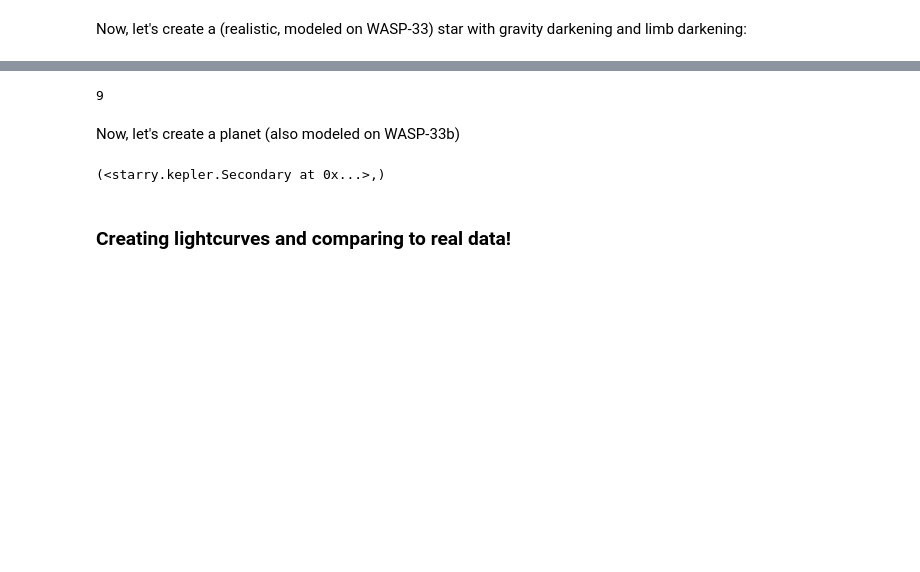
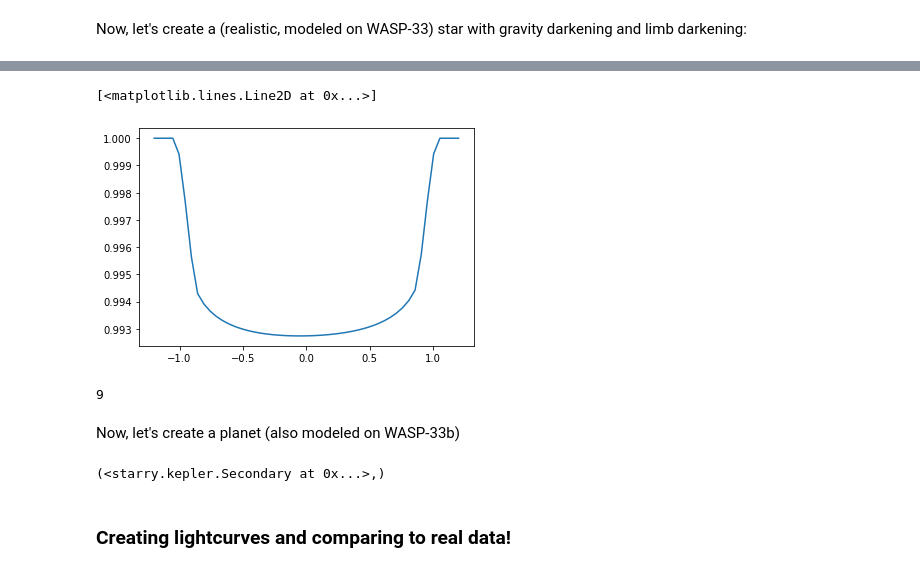
Before and after one commit to shashankdholakia/gravity-dark, a Jupyter notebook: Gravity darkening Model Tests.ipynb, the cells around one changed output, grey strips where cells are left out. Drawn from its saved outputs; the diff is of its cells as text; code cells hidden in the pictures; blank space fills up the shorter version.

```diff
--- a/Gravity darkening Model Tests.ipynb
+++ b/Gravity darkening Model Tests.ipynb
@@ -58,10 +82,11 @@ flux_map = utils.flux_oblate(x, y, wav=5.1e-7, omega=omega_s, beta=0.22, tpole=7
 y = P2Y.dot(flux_map)
 map33[1:, :] = y[1:] / y[0]
 map33.amp = y[0]
-
+map33.f = f
 star = starry.Primary(map33, m=M_star, r=R_star,prot=100000)
 star.map.inc=90-inc
 #star.map[1] = 0#u1
 #star.map[2] = 0#u2
-star.map.show(colorbar=True)
+theta = np.linspace(0, 360, 50)
+fig = star.map.show(theta=theta, figsize=(7,7),colorbar=False)
 # %% [output]
@@ -72,0 +94,4 @@ star.map.deg
+# %%
+xo = np.linspace(-1.2, 1.2, 500)
+map33.obl = 0
+map33.inc = 90
@@ -73,3 +104,11 @@ star.map.deg
+# %%
+map33.obl = 20
+map33.inc = 90
+flux_obl = map33.flux(xo=xo, yo=0.3, ro=r_p)
+plt.plot(xo, flux_obl / flux_obl[0])
+# %% [output]
+[<matplotlib.lines.Line2D at 0x...>]
+[figure, added]
 # %%
 len(y)
 # %% [output]
```
Also changed, not shown: parts of 29 cells of this notebook, 20 other files.
